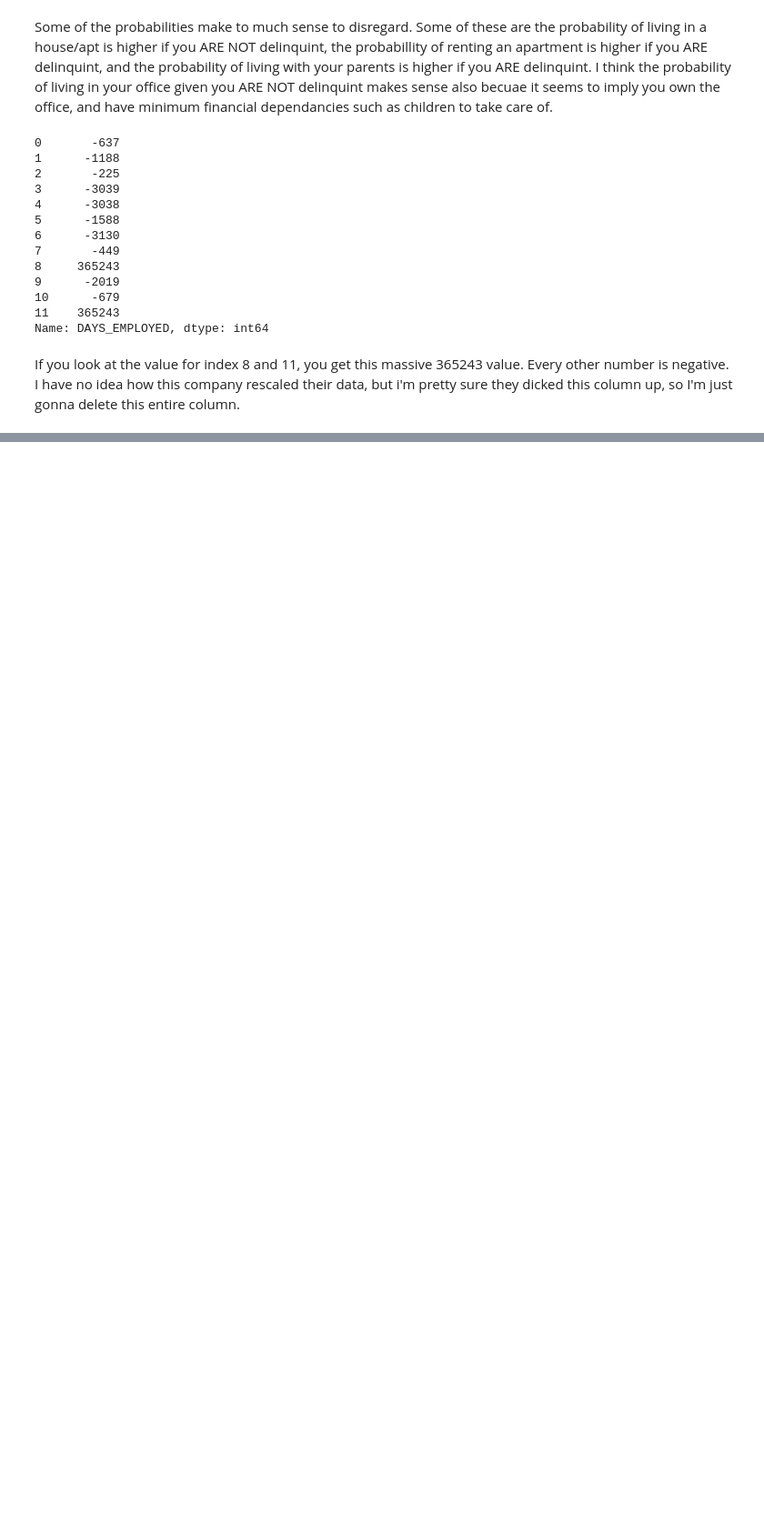
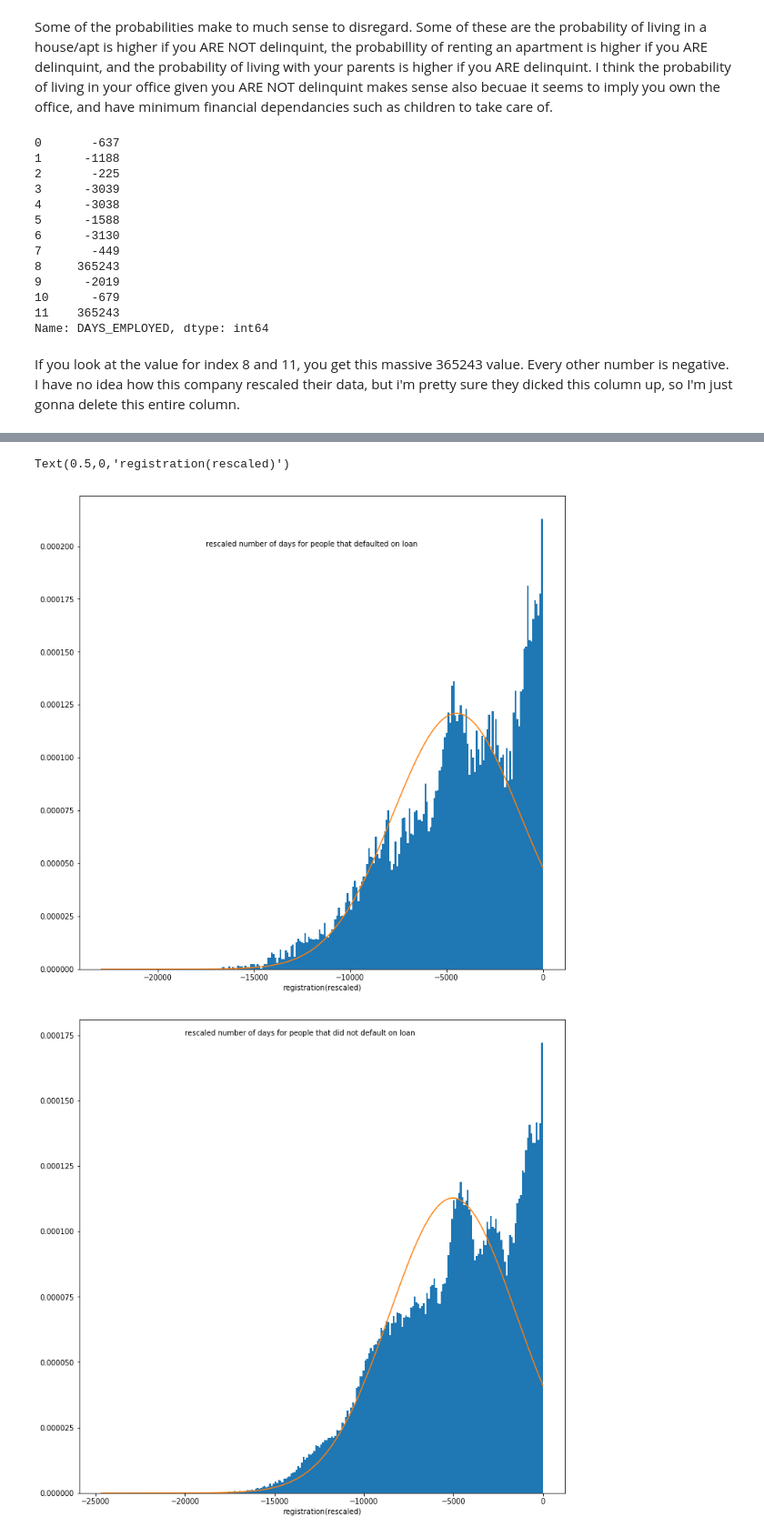
Before and after one commit to bnicholl/loan_risk, a Jupyter notebook: credit_risk.ipynb, the cells around one changed output, grey strips where cells are left out. Shown: that part at 91% size. Saved outputs shown, nothing was run; the diff lists cells and outputs as text; code cells hidden in the pictures; blank space fills up the shorter version.

```diff
--- a/credit_risk.ipynb
+++ b/credit_risk.ipynb
@@ -1303,0 +1417,49 @@ If you look at the value for index 8 and 11, you get this massive 365243 value.
+# %%
+delinquint = np.sort(np.array(target_is_one['DAYS_REGISTRATION'], dtype = np.float))
+#delinquint_birth = delinquint_birth.reshape([-1,1])
+#scaler = StandardScaler()
+#scaler.fit_transform(delinquint_birth)
+
+"""create histogram"""
+fig = plt.figure(figsize=(12, 12))
+delinquint_plot = fig.add_subplot(111)
+delinquint_plot.hist(delinquint, 250, density = True)
+
+"""gets our histogram density values for our slope and intercept"""
+hist_values = np.histogram(delinquint, density = True)
+remove_last = np.delete(hist_values[1], -1)
+
+"""get y values pertaining to respective normal distribution"""
+fit_delinquint = stats.norm.pdf(delinquint, np.mean(delinquint), np.std(delinquint))
+
+"""plot normal distribution"""
+delinquint_plot.plot(delinquint, fit_delinquint)
+
+delinquint_plot.annotate("rescaled number of days for people that defaulted on loan", xy=[-17500,0.000200])
+delinquint_plot.set_xlabel('registration(rescaled)')
+
+
+
+
+not_delinquint = np.sort(np.array(target_is_zero['DAYS_REGISTRATION'], dtype = np.float))
+
+"""create histogram"""
+fig = plt.figure(figsize=(12, 12))
+not_delinquint_plot = fig.add_subplot(111)
+not_delinquint_plot.hist(not_delinquint, 250, density = True)
+
+"""gets our histogram density values for our slope and intercept"""
+hist_values = np.histogram(not_delinquint, density = True)
+remove_last = np.delete(hist_values[1], -1)
+
+"""get y values pertaining to respective normal distribution"""
+fit_not_delinquint = stats.norm.pdf(not_delinquint, np.mean(not_delinquint), np.std(not_delinquint))
+"""plot normal distribution"""
+not_delinquint_plot.plot(not_delinquint, fit_not_delinquint)
+
+not_delinquint_plot.annotate("rescaled number of days for people that did not default on loan", xy=[-20000,0.000175])
+not_delinquint_plot.set_xlabel('registration(rescaled)')
+# %% [output]
+Text(0.5,0,'registration(rescaled)')
+[figure, added]
+[figure, added]
```
Also changed, not shown: parts of 11 cells of this notebook.
